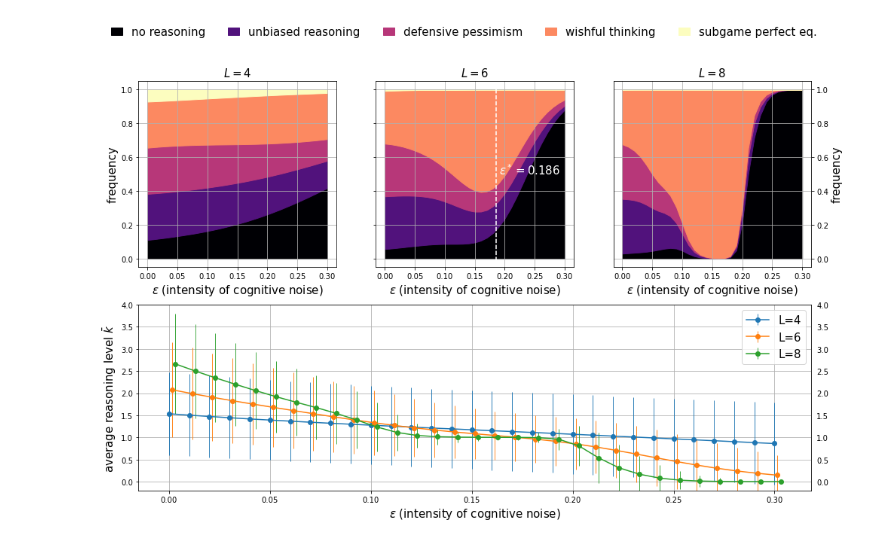
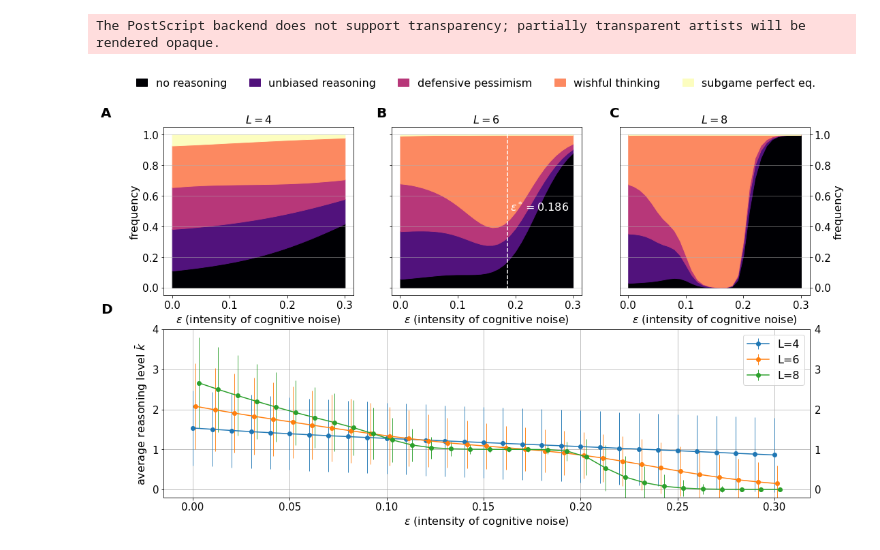
Before and after one commit to MarcoSaponara/centipede-bias, a Jupyter notebook: mysrc/notebooks/fig2.ipynb, the cells around one changed output. Drawn from its saved outputs; the diff is of its cells as text; code cells hidden in the pictures.

```diff
--- a/mysrc/notebooks/fig2.ipynb
+++ b/mysrc/notebooks/fig2.ipynb
@@ -18,11 +25,12 @@ BETA = 0.063
 cmap = mpl.colormaps['magma']
 colors = cmap(np.linspace(0, 1, 5))
 
-Z=100
 beta, eps_opt = 0.063, 0.186
+# beta, eps_opt = 0.63, 0.186
+# beta, eps_opt = 6.3, 0.186
 
 # Create a figure
-fig = plt.figure(figsize=(16, 10))
+fig = plt.figure(figsize=(17, 10))
 
 # Create a GridSpec layout
 gs = gridspec.GridSpec(2, 3, figure=fig)
@@ -39,7 +47,7 @@ axs = [ax1, ax2, ax3, ax4]
 
 
 for n, nb_steps in enumerate([4,6,8]):
-    file_name = f'results/fig2-Z=100-nbstep={nb_steps}-beta={beta}.pkl'
+    file_name = f'results/fig2-Z={Z}-nbstep={nb_steps}-beta={beta}.pkl'
     with open(file_name, 'rb') as f:
         res = load(f)
     strategy_labels = res['strategy_labels']
@@ -61,16 +69,16 @@ for n, nb_steps in enumerate([4,6,8]):
 
     assert np.allclose(cum_frequency4, 1.)
 
-    axs[ n].set_title(r'$L=$'+str(nb_steps), fontsize=15)
-    axs[ n].grid()
+    axs[ n].set_title(r'$L=$'+str(nb_steps), fontsize=16)
+    axs[ n].grid(axis='y', linewidth=0.5)
     axs[ n].fill_between(eps_values, 0, cum_frequency0, label='no reasoning', color=colors[0])
     axs[ n].fill_between(eps_values, cum_frequency0, cum_frequency1, label='unbiased reasoning', color=colors[1])
     axs[ n].fill_between(eps_values, cum_frequency1, cum_frequency2, label='defensive pessimism', color=colors[2])
     axs[ n].fill_between(eps_values, cum_frequency2, cum_frequency3, label='wishful thinking', color=colors[3])
     axs[ n].fill_between(eps_values, cum_frequency3, 1, label='subgame perfect eq.', color=colors[4])
 
-    axs[ n].set_xlabel(r'$\epsilon$ (intensity of cognitive noise)', fontsize = 15)
-    axs[ n].set_ylabel(r'frequency', fontsize = 15)
+    axs[ n].set_xlabel(r'$\epsilon$ (intensity of cognitive noise)', fontsize=16)
+    axs[ n].set_ylabel(r'frequency', fontsize=16)
     axs[ n].set_ylim(-.05, 1.05)
 
     ####
@@ -86,38 +94,56 @@ for n, nb_steps in enumerate([4,6,8]):
     avg_k = []
     std_k = []
     for i in range(len(eps_values)):
         freq = frequency_k[i,:]
         avg = np.sum(freq * ks)
         avg_k.append(avg)
         std_k.append(np.sqrt(np.sum(freq * (ks - avg)**2)))
 
     axs[3].errorbar(n*.0015+eps_values, avg_k, yerr=std_k,
         label=r'L='+str(nb_steps), elinewidth=.9, marker='o', )
 
 axs[3].grid()
-axs[3].set_xlabel(r'$\epsilon$ (intensity of cognitive noise)', fontsize = 15)
-axs[3].set_ylabel(r'average reasoning level $k$', fontsize = 15)
+axs[3].set_xlabel(r'$\epsilon$ (intensity of cognitive noise)', fontsize=16)
+axs[3].set_ylabel(r'average reasoning level $k$', fontsize=16)
 axs[3].set_ylim(-.2)
-axs[3].legend(fontsize=15)
+axs[3].legend(fontsize=16)
 axs[3].tick_params(labelright = True)
-axs[3].set_ylabel(r'average reasoning level $\bar{k}$', fontsize = 15)
+axs[3].set_ylabel(r'average reasoning level $\bar{k}$', fontsize=16)
 
 axs[1].axvline(eps_opt, color='white', linestyle='--')
-axs[1].text(eps_opt+0.005, .5, r'$\epsilon^*=$'+str(np.round(eps_opt,3)), color='white', fontsize=15)
+axs[1].text(eps_opt+0.005, .5, r'$\epsilon^*=$'+str(np.round(eps_opt,3)), color='white', fontsize=16)
 
 
 fig.legend(['no reasoning','unbiased reasoning', 'defensive pessimism','wishful thinking', 'subgame perfect eq.'],
-           ncol = 5, loc='upper center', bbox_to_anchor=(0.5, 1.), fontsize = 15, frameon=False,handlelength=1)
+           ncol = 5, loc='upper center', bbox_to_anchor=(0.5, 1.), fontsize=16, frameon=False,handlelength=1)
 
 
 axs[1].tick_params(labelleft = False)
 axs[1].set(ylabel=None)
 
 axs[2].yaxis.set_label_position("right")
 axs[2].yaxis.tick_right()
 
 
-plt.savefig('./figures/icg-effect-of-eps.png', format='png')
+fig.text(0.05, .9, 'A', fontsize=20, fontweight='heavy')
+fig.text(.38, .9, 'B', fontsize=20, fontweight='heavy')
+fig.text(.66, .9, 'C', fontsize=20, fontweight='heavy')
+fig.text(0.05, .5, 'D', fontsize=20, fontweight='heavy')
+
+axs[0].xaxis.set_tick_params(labelsize=15)
+axs[1].xaxis.set_tick_params(labelsize=15)
+axs[2].xaxis.set_tick_params(labelsize=15)
+axs[3].xaxis.set_tick_params(labelsize=15)
+
+axs[0].yaxis.set_tick_params(labelsize=15)
+axs[1].yaxis.set_tick_params(labelsize=15)
+axs[2].yaxis.set_tick_params(labelsize=15)
+axs[3].yaxis.set_tick_params(labelsize=15)
+
+
+plt.savefig(f'./figures/icg-effect-of-eps-Z{Z}.png', format='png')
+plt.savefig(f'./figures/icg-effect-of-eps-Z{Z}.eps', format='eps')
 plt.show()
 # %% [output]
+The PostScript backend does not support transparency; partially transparent artists will be rendered opaque.
-[figure, old version]
+[figure, new version]
```
Also changed, not shown: parts of 4 cells of this notebook, 15 other files.
